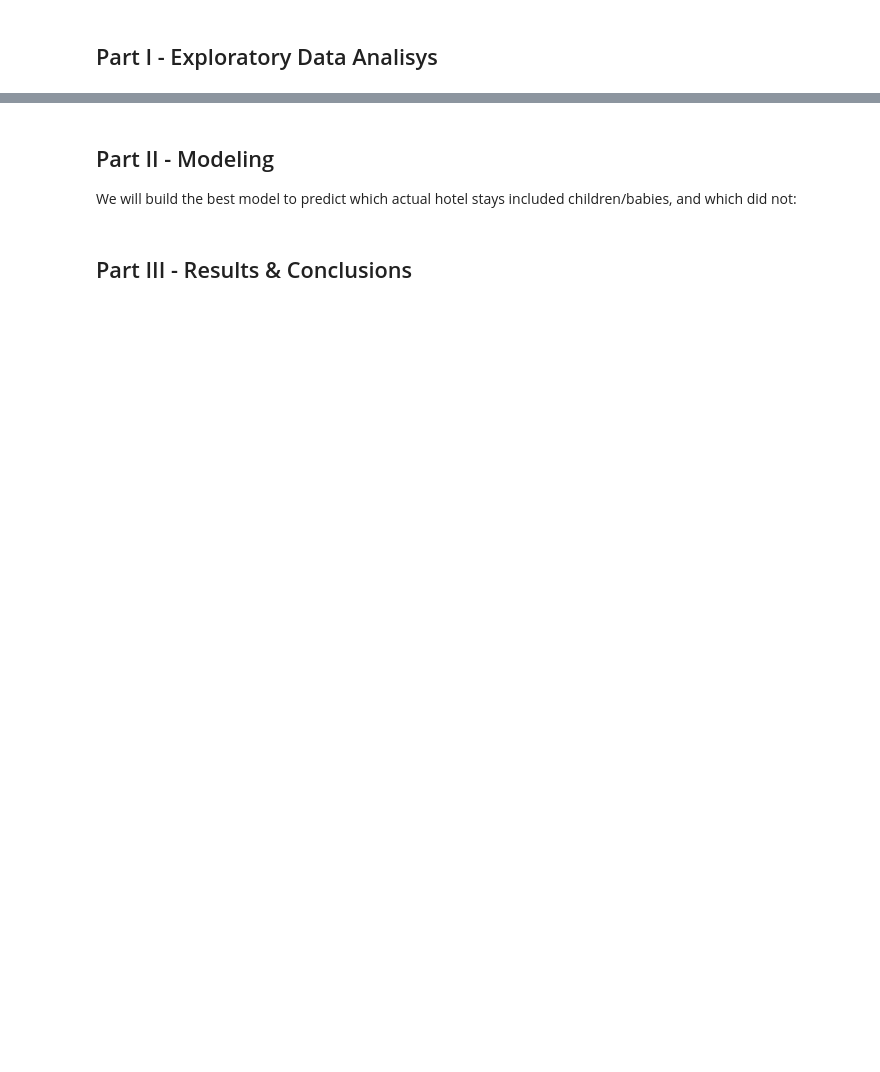
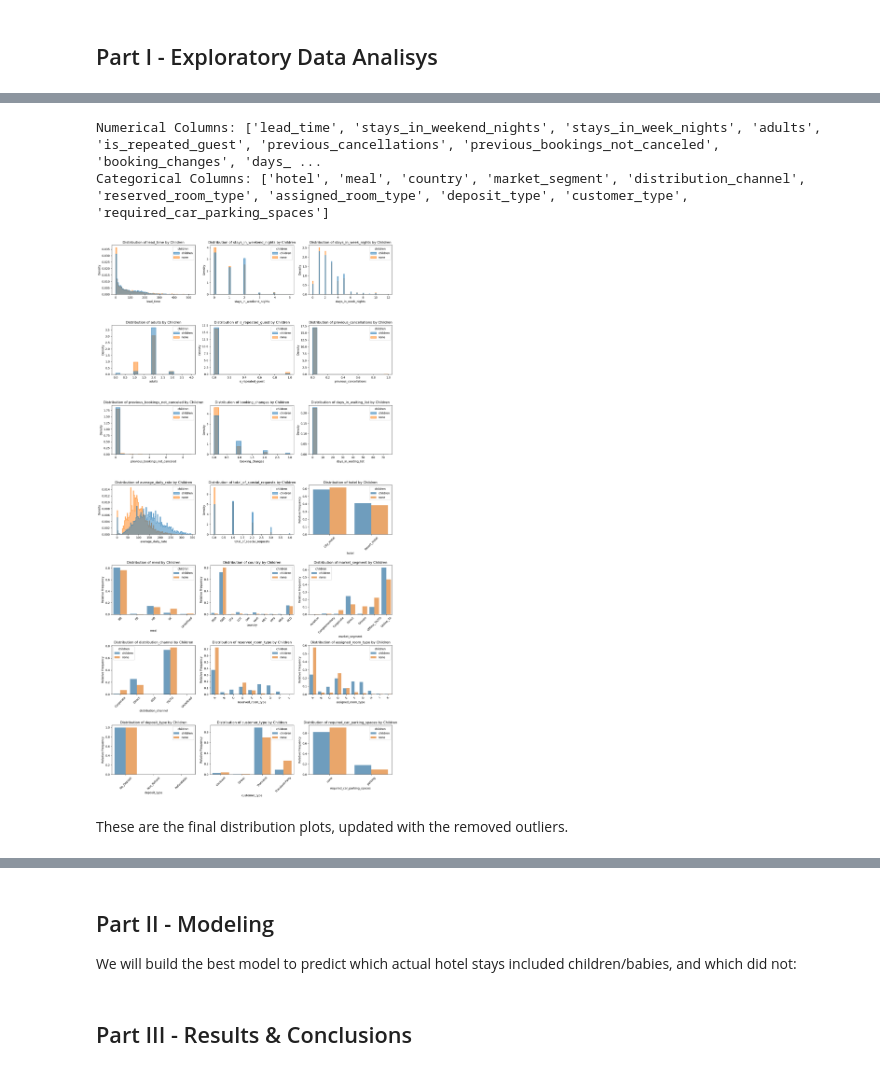
Before and after one commit to justinofimbert/fligoo-takehome, a Jupyter notebook: fligoo_take_home_data_scientist_semi_senior.ipynb, the cells around one changed output, grey strips where cells are left out. Drawn from its saved outputs; the diff is of its cells as text; code cells hidden in the pictures; blank space fills up the shorter version.

```diff
--- a/fligoo_take_home_data_scientist_semi_senior.ipynb
+++ b/fligoo_take_home_data_scientist_semi_senior.ipynb
@@ -71,0 +343,13 @@ hotels = pd.read_csv('https://s3-us-west-2.amazonaws.com/fligoo.data-science/Tec
+# %%
+z_scores = stats.zscore(hotels.select_dtypes(include=[float, int]))
+abs_z_scores = np.abs(z_scores)
+filtered_entries = (abs_z_scores < 5).all(axis=1) # Cut the outliers that are 5 standard deviations away from the mean.
+clean_hotels = hotels[filtered_entries]
+# %%
+plot_columns(clean_hotels)
+# %% [output]
+Numerical Columns: ['lead_time', 'stays_in_weekend_nights', 'stays_in_week_nights', 'adults', 'is_repeated_guest', 'previous_cancellations', 'previous_bookings_not_canceled', 'booking_changes', 'days_ ...
+Categorical Columns: ['hotel', 'meal', 'country', 'market_segment', 'distribution_channel', 'reserved_room_type', 'assigned_room_type', 'deposit_type', 'customer_type', 'required_car_parking_spaces']
+[figure, added]
+# %% [markdown]
+These are the final distribution plots, updated with the removed outliers.
```
Also changed, not shown: parts of 26 cells of this notebook.
